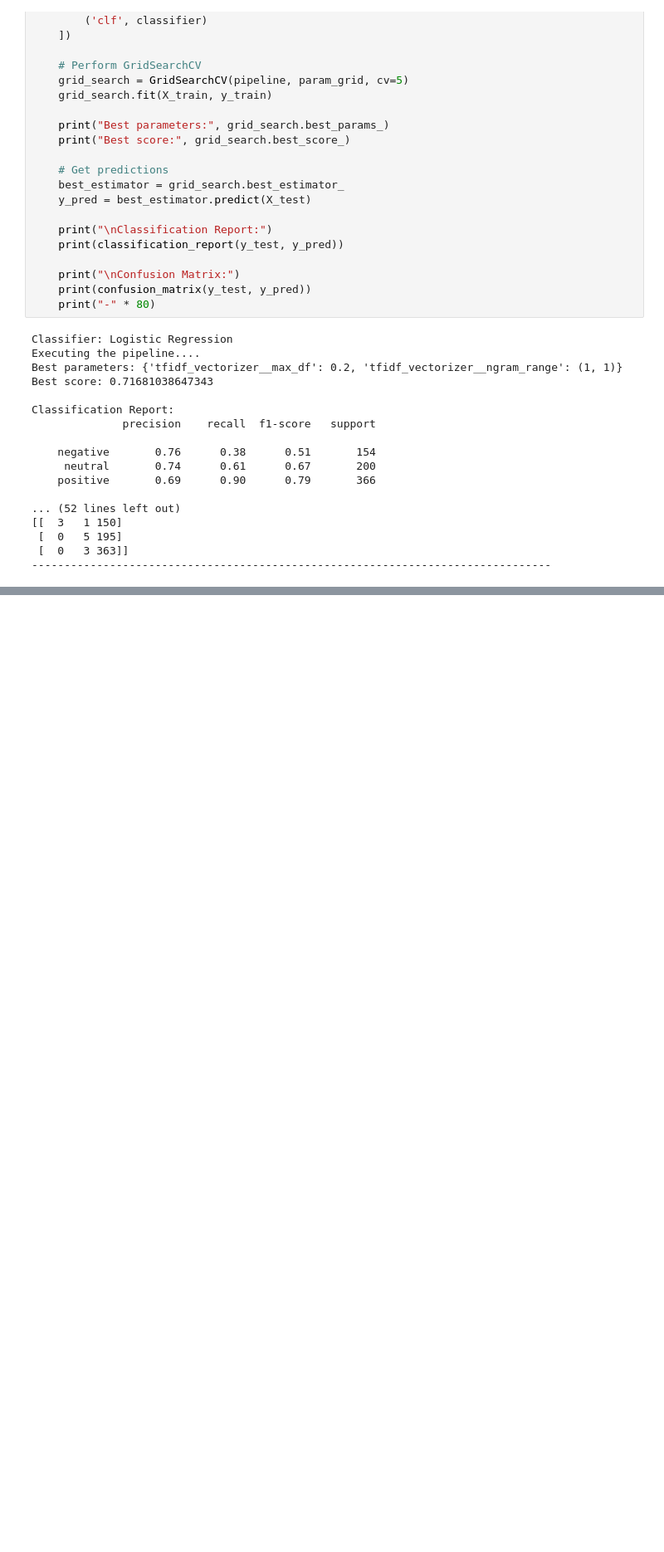
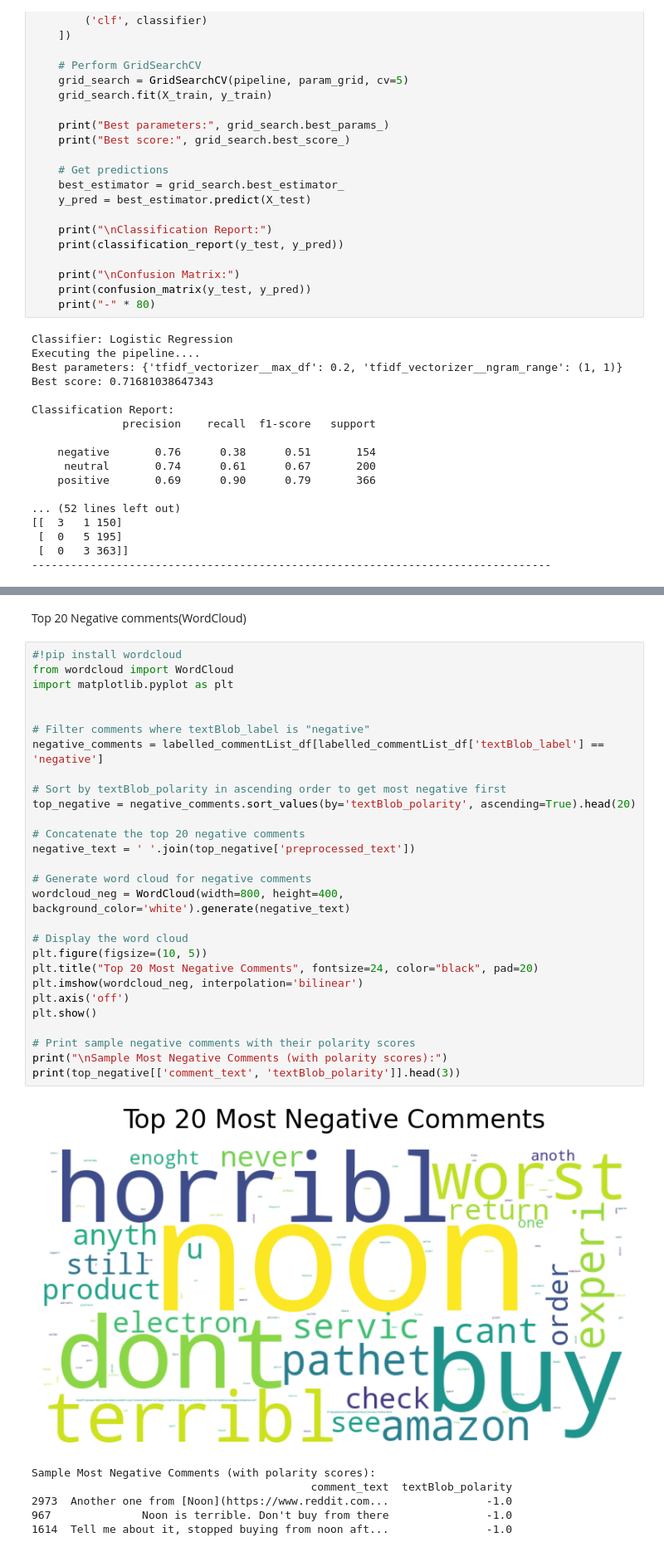
Before and after one commit to HWhr3000/F12AA_TextAnalystics, a Jupyter notebook: notebooks/F21AA_CW_Pratibha.ipynb, the cells around one changed output, grey strips where cells are left out. Shown at 83% size. Drawn from its saved outputs; the diff is of its cells as text; blank space fills up the shorter version.

```diff
--- a/notebooks/F21AA_CW_Pratibha.ipynb
+++ b/notebooks/F21AA_CW_Pratibha.ipynb
@@ -895,0 +999,37 @@ Classification Report:
+# %% [markdown]
+Top 20 Negative comments(WordCloud)
+# %%
+#!pip install wordcloud
+from wordcloud import WordCloud
+import matplotlib.pyplot as plt
+
+
+# Filter comments where textBlob_label is "negative"
+negative_comments = labelled_commentList_df[labelled_commentList_df['textBlob_label'] == 'negative']
+
+# Sort by textBlob_polarity in ascending order to get most negative first
+top_negative = negative_comments.sort_values(by='textBlob_polarity', ascending=True).head(20)
+
+# Concatenate the top 20 negative comments
+negative_text = ' '.join(top_negative['preprocessed_text'])
+
+# Generate word cloud for negative comments
+wordcloud_neg = WordCloud(width=800, height=400, background_color='white').generate(negative_text)
+
+# Display the word cloud
+plt.figure(figsize=(10, 5))
+plt.title("Top 20 Most Negative Comments", fontsize=24, color="black", pad=20)
+plt.imshow(wordcloud_neg, interpolation='bilinear')
+plt.axis('off')
+plt.show()
+
+# Print sample negative comments with their polarity scores
+print("\nSample Most Negative Comments (with polarity scores):")
+print(top_negative[['comment_text', 'textBlob_polarity']].head(3))
+# %% [output]
+[figure, added]
+Sample Most Negative Comments (with polarity scores):
+                                           comment_text  textBlob_polarity
+2973  Another one from [Noon](https://www.reddit.com...               -1.0
+967              Noon is terrible. Don't buy from there               -1.0
+1614  Tell me about it, stopped buying from noon aft...               -1.0
```
Also changed, not shown: parts of 13 cells of this notebook, 1 other file.
